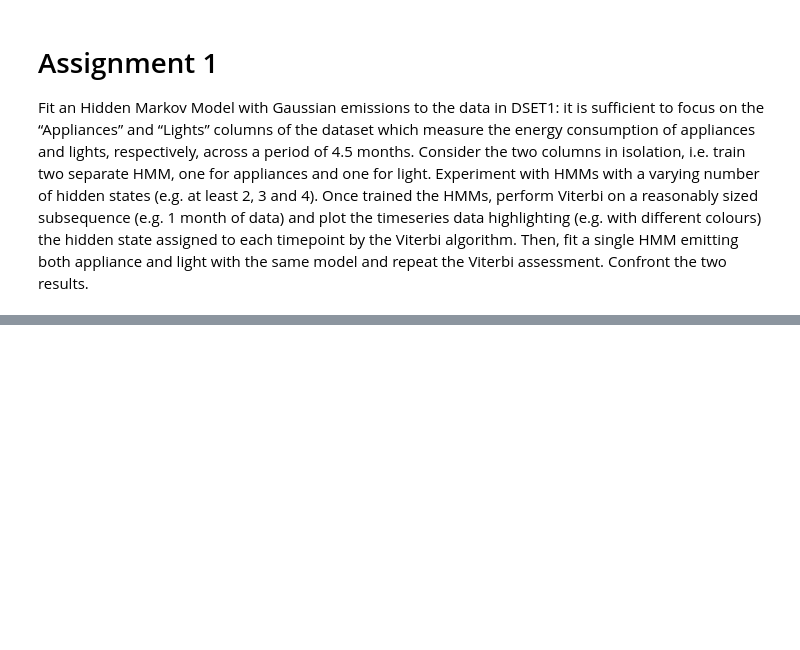
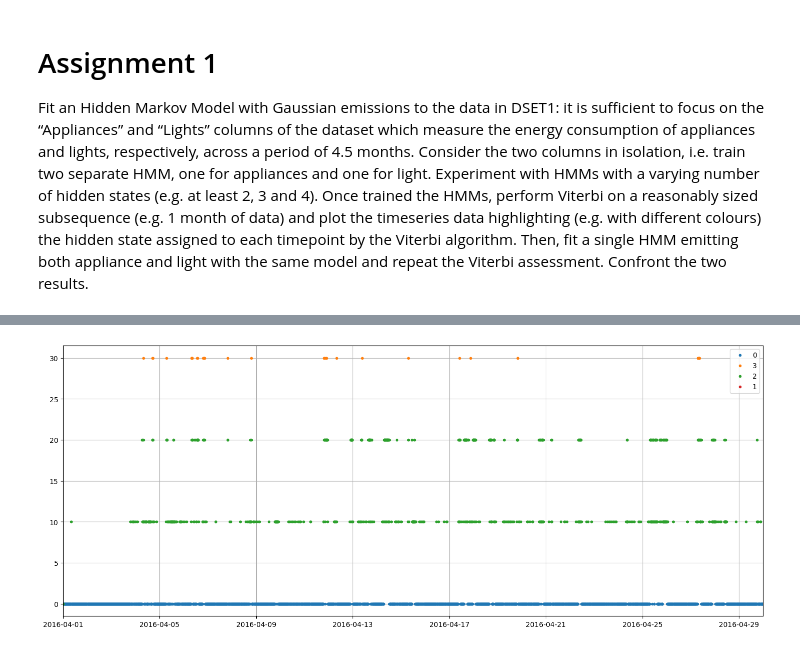
Before and after one commit to nicas83/unipi-intel-system-ispr, a Jupyter notebook: GNicassio_Assignment1.ipynb, the cells around one changed output, grey strips where cells are left out. Cells and saved outputs as stored; diff of their text form; code cells hidden in the pictures; blank space fills up the shorter version.

```diff
--- a/GNicassio_Assignment1.ipynb
+++ b/GNicassio_Assignment1.ipynb
@@ -14,0 +174,4 @@ from sklearn.model_selection import train_test_split
+# %%
+plot_results(dataset, prediction, 'date', 'lights', 'consumption')
+# %% [output]
+[figure, added]
```
Also changed, not shown: parts of 38 cells of this notebook.
